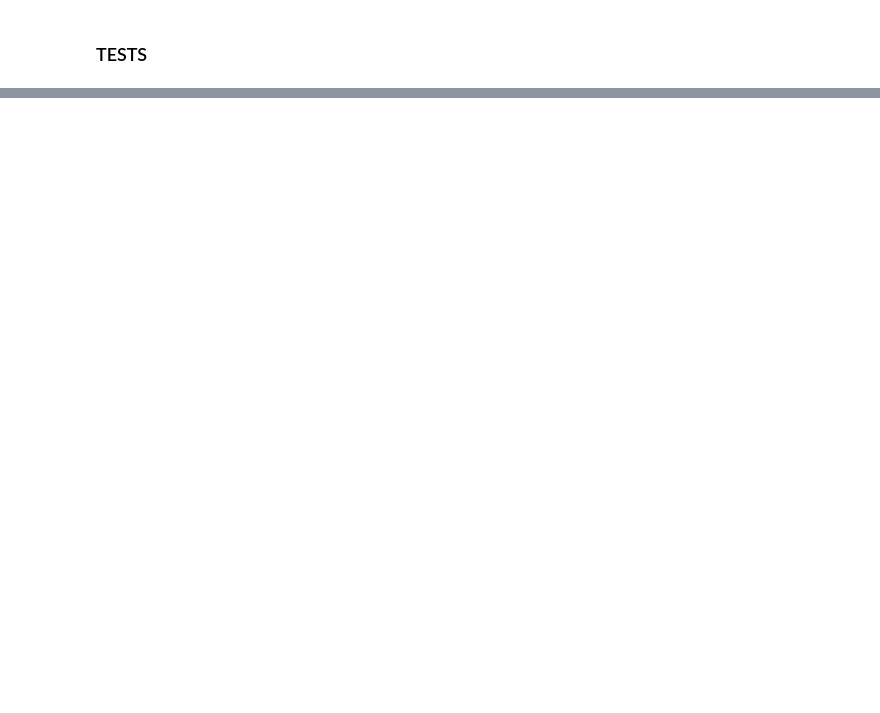
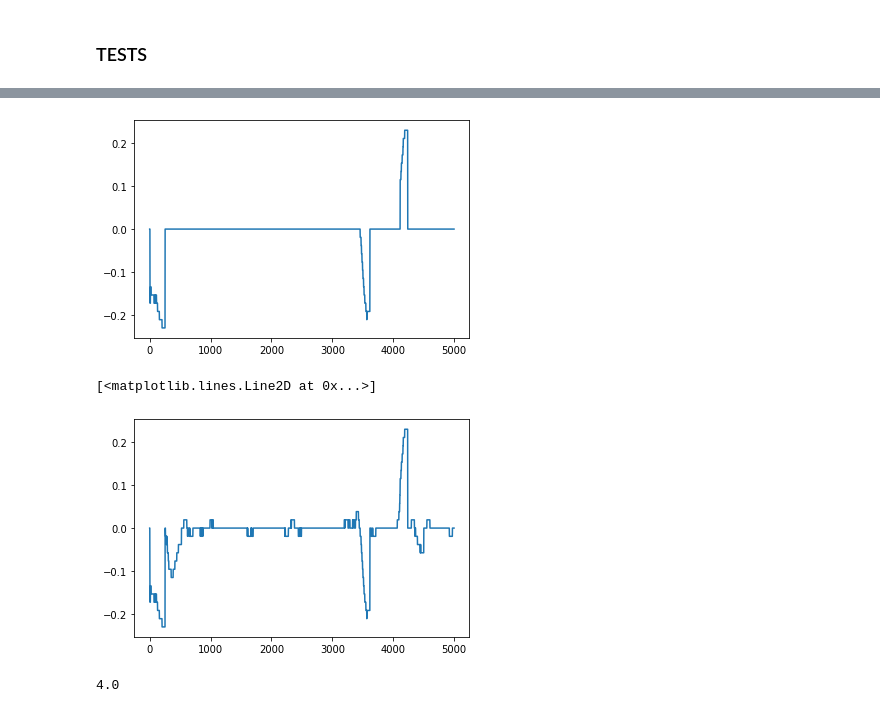
Before and after one commit to marcvernet31/door_opening, a Jupyter notebook: notebooks/result.ipynb, the cells around one changed output, grey strips where cells are left out. Saved outputs shown, nothing was run; the diff lists cells and outputs as text; code cells hidden in the pictures; blank space fills up the shorter version.

```diff
--- a/notebooks/result.ipynb
+++ b/notebooks/result.ipynb
@@ -293,20 +454,0 @@ plt.plot(x[0:5000], color="blue")
-# %%
-a = 490000
-b = 500000
-
-for i in range(a,b):
-    if(i > a and i < b):
-        if(state_list[i] == "open"):
-            plt.axvline(x=i-a, color='green', linestyle='-')
-plt.plot(x[a:b], color="blue")
-plt.show()
-
-plt.plot(x_change[a:b], color="red")
-
-plt.show()
-
-plt.plot(z_change[a:b], color="red")
-
-plt.show()
-
-plt.plot(y_change[a:b], color="red")
@@ -386,0 +478,5 @@ plt.plot(mod_y_change[0:5000], color="blue")
+# %%
+plt.plot(y_change[0:5000], color="blue")
+for i in localMin_list:
+    plt.axvline(x=i, color='green', linestyle='-')
+plt.show()
@@ -386,0 +604,15 @@ plt.plot(mod_y_change[0:5000], color="blue")
+# %%
+plt.plot(clean_y_change[0:5000])
+plt.show()
+plt.plot(y_change[0:5000])
+# %% [output]
+[figure, added]
+[<matplotlib.lines.Line2D at 0x...>]
+[figure, added]
+# %%
+# y_change[i-1] > globalMin_y*coef2
+
+
+20 * 0.2
+# %% [output]
+4.0
```
Also changed, not shown: parts of 21 cells of this notebook.
